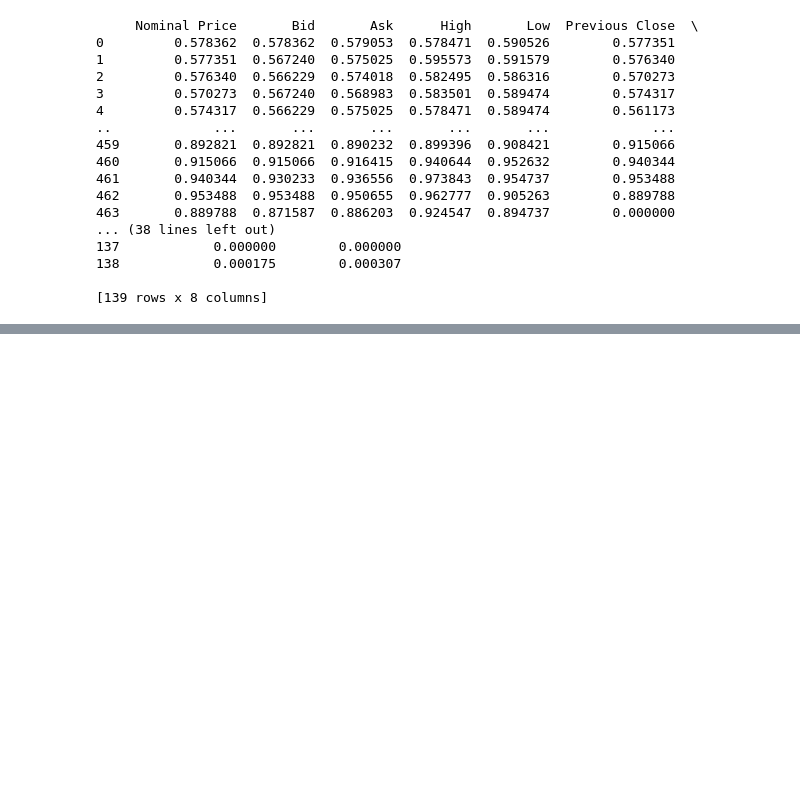
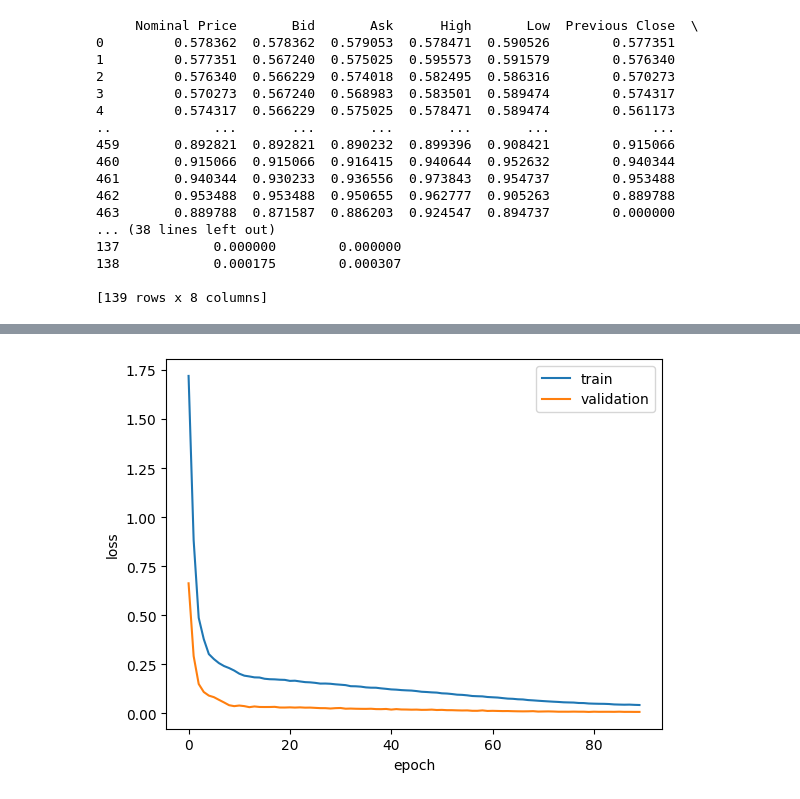
Before and after one commit to gohzhihwee/stuffs, a Jupyter notebook: transformer_findata.ipynb, the cells around one changed output, grey strips where cells are left out. Drawn from its saved outputs; the diff is of its cells as text; code cells hidden in the pictures; blank space fills up the shorter version.

```diff
--- a/transformer_findata.ipynb
+++ b/transformer_findata.ipynb
@@ -127,11 +127,11 @@ model.summary()
 
 callbacks = [keras.callbacks.EarlyStopping(patience=10, restore_best_weights=True)]
 
-model.fit(
+history = model.fit(
     X_train,
     X_train,
     validation_split=0.2,
-    epochs=200,
+    epochs=150,
     batch_size=64,
     callbacks=callbacks,
 )
@@ -159,3 +159,13 @@ Epoch 141/200
+# %%
+from matplotlib import pyplot as plt
+plt.plot(history.history['loss'])
+plt.plot(history.history['val_loss'])
+plt.ylabel('loss')
+plt.xlabel('epoch')
+plt.legend(['train', 'validation'], loc='upper right')
+plt.show()
+# %% [output]
+[figure, added]
 # %%
 import pickle as pkl
 pkl.dump(model, open("trans_findata.pkl", "wb"))
```
Also changed, not shown: parts of 5 cells of this notebook.
